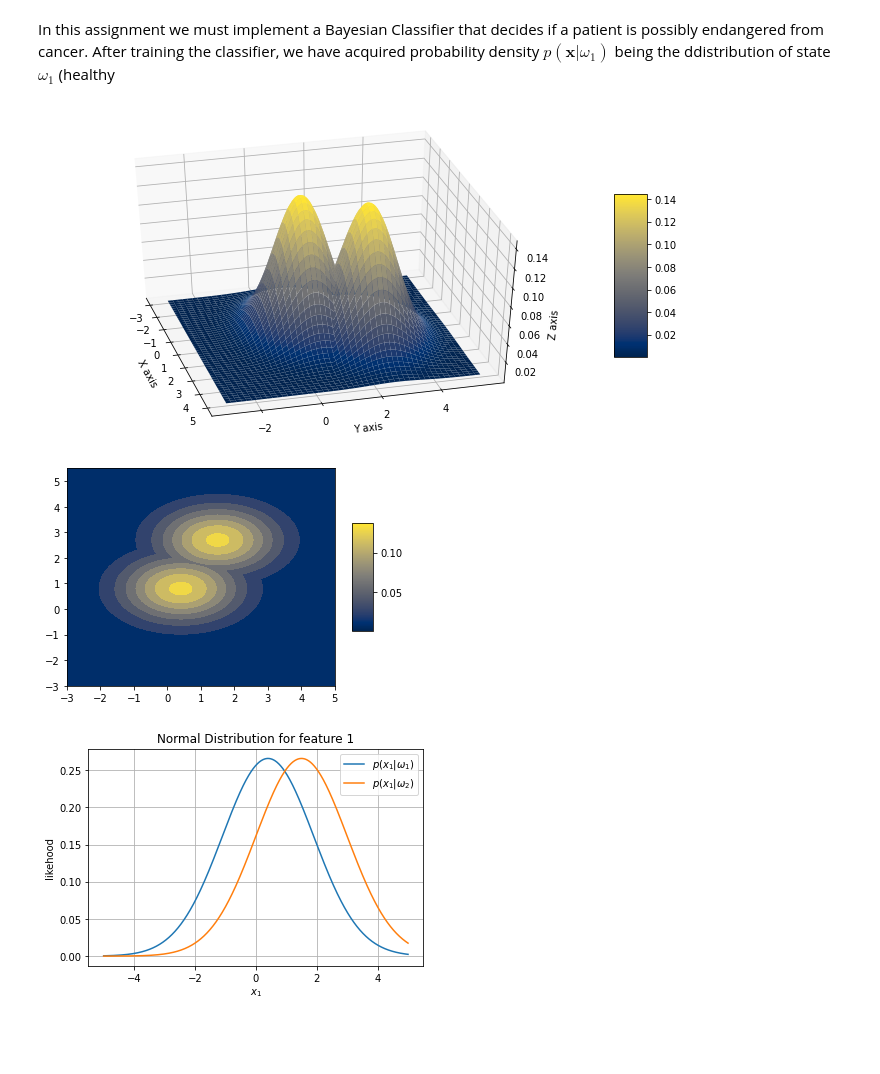
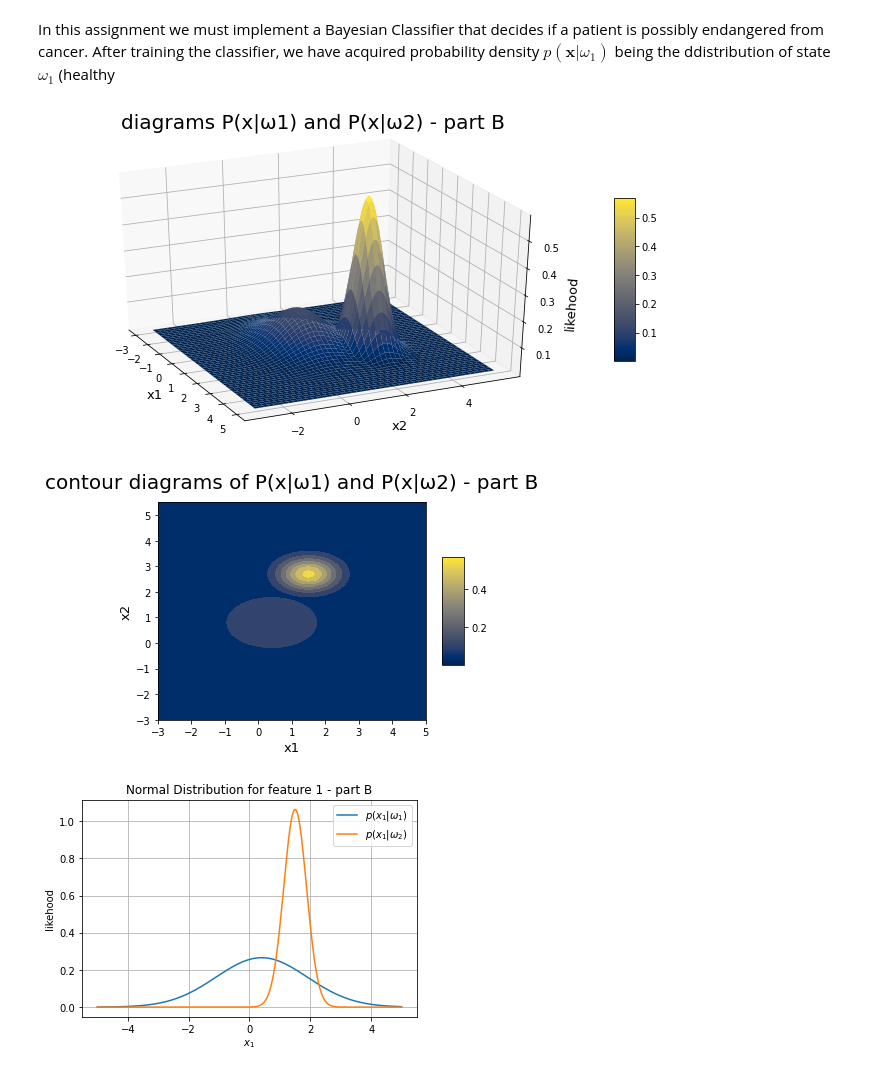
Before and after one commit to Sourland/pattern-recognision, a Jupyter notebook: Naive_Bayes.ipynb, the cells around one changed output. Saved outputs shown, nothing was run; the diff lists cells and outputs as text; code cells hidden in the pictures; blank space fills up the shorter version.

Commit message:
Add files via upload
some small changes to implement part B, titles in the graphs

```diff
--- a/Naive_Bayes.ipynb
+++ b/Naive_Bayes.ipynb
@@ -16,28 +10,43 @@ P_omega2 = 0.05
+# %%
+mu_class_healthy = np.array([0.4, 0.8])
+mu_class_cancer = np.array([1.5, 2.7])
+P_omega1 = 0.95
+P_omega2 = 0.05
+
+#uncomment 3 lines to Run for partA
+#part = 'part A'
+#covariance_matrix1 = np.array([[1.5, 0],[0, 0.8]])
+#covariance_matrix2 = np.array([[1.5, 0],[0, 0.8]])
+#uncomment 3 lines to Run for partB
+part = 'part B'
+covariance_matrix1 = np.array([[1.5, 0],[0, 0.8]])
+covariance_matrix2 = np.array([[1.5/4, 0],[0, 0.8/4]])
+
+Px_omega1 = multivariate_normal(mu_class_healthy , covariance_matrix1)
+Px_omega2 = multivariate_normal(mu_class_cancer , covariance_matrix2)
 # %%
 """----------------------------------3D PLOT------------------------------------"""
 x = np.linspace(-3,5,1000)
 y = np.linspace(-3,5.5,1000)
 X, Y = np.meshgrid(x,y)
 pos = np.empty(X.shape + (2,))
 pos[:, :, 0] = X; pos[:, :, 1] = Y
-Px_omega1 = multivariate_normal(mu_class_healthy , covariance_matrix)
-Px_omega2 = multivariate_normal(mu_class_cancer , covariance_matrix)
 #Make a 3D plot
 fig = plt.figure(figsize=(12, 6))
 ax = fig.gca(projection='3d')
 surf = ax.plot_surface(X, Y, np.where(Px_omega1.pdf(pos) > Px_omega2.pdf(pos), Px_omega1.pdf(pos), Px_omega2.pdf(pos)),cmap='cividis',linewidth=0.2)
 
-ax.set_xlabel('X axis')
-ax.set_ylabel('Y axis')
-ax.set_zlabel('Z axis')
-ax.view_init(40, -15)
-fig.colorbar(surf, ax = ax,
-             shrink = 0.5, aspect = 5)
+ax.set_xlabel('x1', fontsize=13)
+ax.set_ylabel('x2', fontsize=13)
+ax.set_zlabel('likehood', fontsize=13)
+ax.set_title(label ='diagrams P(x|\u03C91) and P(x|\u03C92) - ' + part,fontsize=20,pad=15.0)
+ax.view_init(30, -25)
+fig.colorbar(surf, ax = ax,shrink = 0.5, aspect = 8)
 # plt.xlim([-2, 2])
 # plt.ylim([-2, 2])
 plt.show()
 # %% [output]
-[figure, old version]
+[figure, new version]
 # %%
 """----------------------------------CONTOUR------------------------------------"""
 x = np.linspace(-3,5,1000)
@@ -45,33 +54,32 @@ y = np.linspace(-3,5.5,1000)
 X, Y = np.meshgrid(x,y)
 pos = np.empty(X.shape + (2,))
 pos[:, :, 0] = X; pos[:, :, 1] = Y
-Px_omega1 = multivariate_normal(mu_class_healthy , covariance_matrix)
-Px_omega2 = multivariate_normal(mu_class_cancer , covariance_matrix)
 
-Px_omega1 = multivariate_normal(mu_class_healthy , covariance_matrix)
-Px_omega2 = multivariate_normal(mu_class_cancer , covariance_matrix)
 #Make contour plot
 fig = plt.figure()
 ax = fig.add_subplot(111)
 ax.contourf(X, Y, np.where(Px_omega1.pdf(pos) > Px_omega2.pdf(pos), Px_omega1.pdf(pos), Px_omega2.pdf(pos)),cmap='cividis')
+fig.colorbar(surf, ax = ax,shrink = 0.5, aspect = 5)
 
-fig.colorbar(surf, ax = ax,
-             shrink = 0.5, aspect = 5)
+ax.set_xlabel('x1', fontsize=13)
+ax.set_ylabel('x2', fontsize=13)
+ax.set_title(label ='contour diagrams of P(x|\u03C91) and P(x|\u03C92) - ' + part,fontsize=20,pad=15.0)
+
 plt.show()
 # %% [output]
-[figure, old version]
+[figure, new version]
 # %%
 x = np.linspace(-5,5,1000)
-plt.plot(x, norm.pdf(x, mu_class_healthy[0] , covariance_matrix[0,0]),label = r'$p(x_1|\omega_1)$')
+plt.plot(x, norm.pdf(x, mu_class_healthy[0] , covariance_matrix1[0,0]),label = r'$p(x_1|\omega_1)$')
 
-plt.plot(x, norm.pdf(x, mu_class_cancer[0] , covariance_matrix[0,0]), label = r'$p(x_1|\omega_2)$')
+plt.plot(x, norm.pdf(x, mu_class_cancer[0] , covariance_matrix2[0,0]), label = r'$p(x_1|\omega_2)$')
 plt.grid()
-plt.title('Normal Distribution for feature 1')
+plt.title('Normal Distribution for feature 1 - ' + part)
 plt.xlabel('$x_1$')
 plt.ylabel('likehood')
 plt.legend()
 plt.show()
 # %% [output]
-[figure, old version]
+[figure, new version]
 # %%
 x = np.linspace(-5,5,1000)
```
Also changed, not shown: parts of 5 cells of this notebook.
